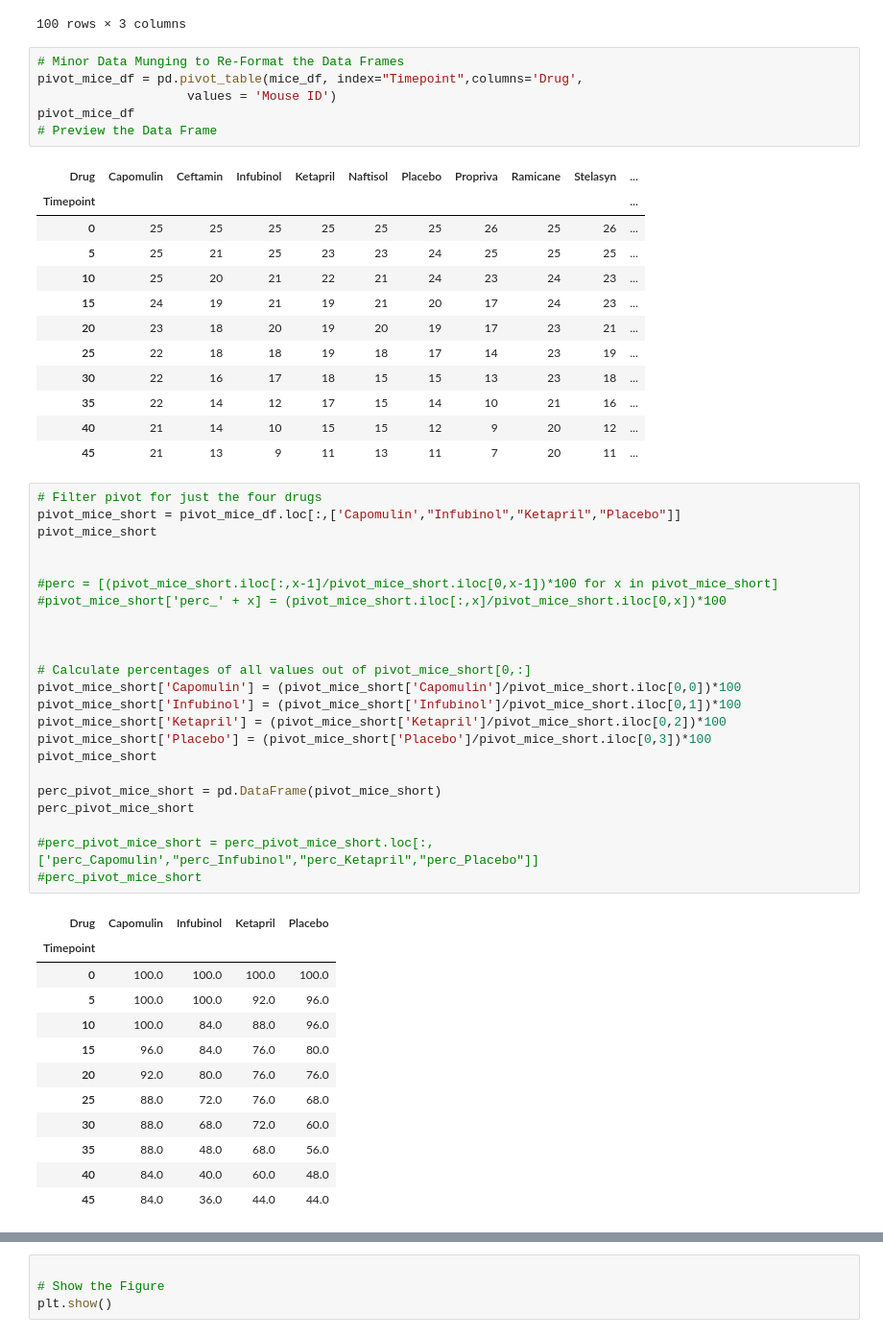
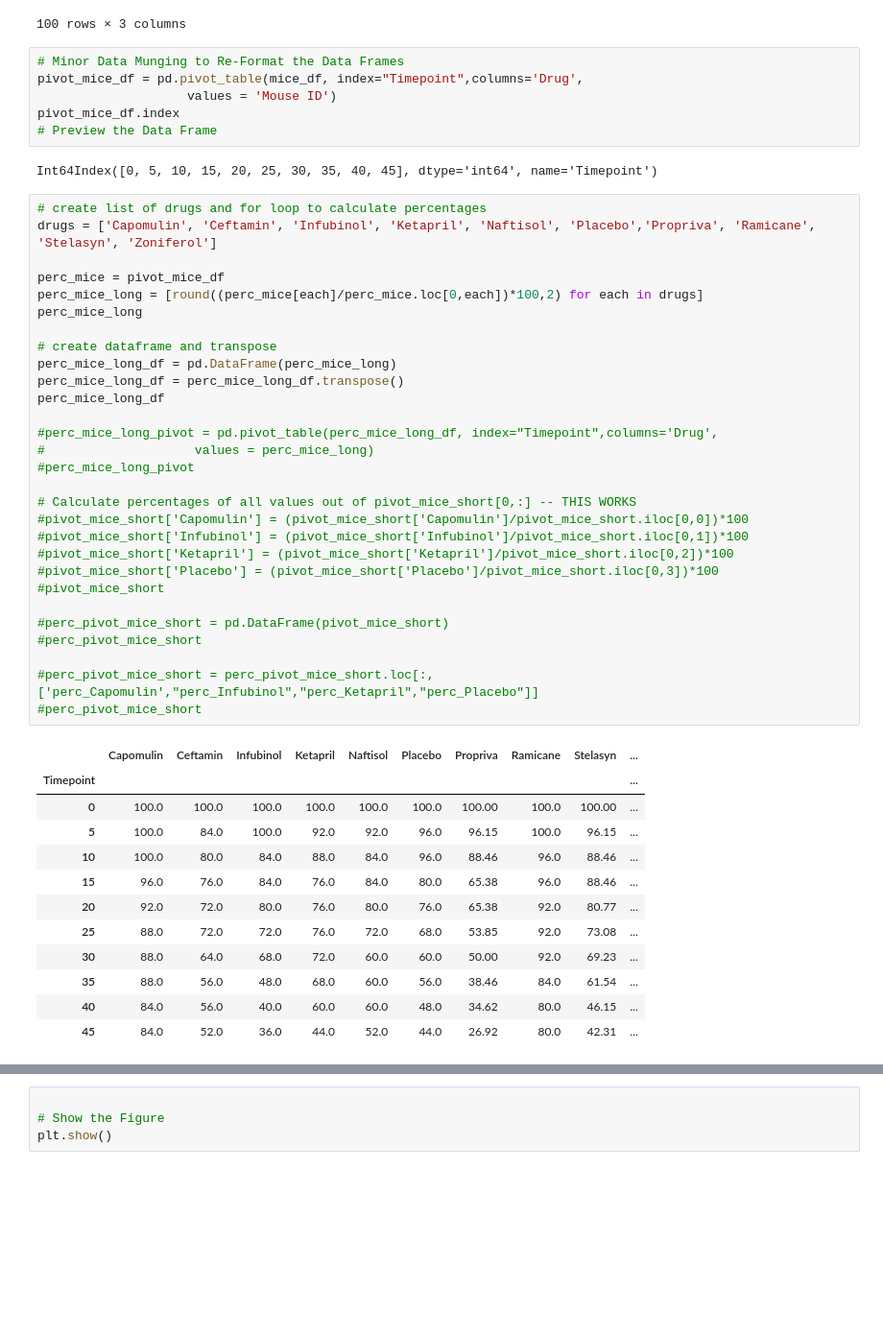
Before and after one commit to loryuen/matplotlib-challenge, a Jupyter notebook: Pymaceuticals/pymaceuticals_starter.ipynb, the cells around one changed output, grey strips where cells are left out. Shown at 96% size. Saved outputs shown, nothing was run; the diff lists cells and outputs as text; blank space fills up the shorter version.

```diff
--- a/Pymaceuticals/pymaceuticals_starter.ipynb
+++ b/Pymaceuticals/pymaceuticals_starter.ipynb
@@ -262,55 +248,50 @@ mice_df
 # Minor Data Munging to Re-Format the Data Frames
 pivot_mice_df = pd.pivot_table(mice_df, index="Timepoint",columns='Drug',
                     values = 'Mouse ID')
-pivot_mice_df
+pivot_mice_df.index
 # Preview the Data Frame
 # %% [output]
-| Drug | Capomulin | Ceftamin | Infubinol | Ketapril | Naftisol | Placebo | Propriva | Ramicane | Stelasyn | ... |
-| Timepoint |  |  |  |  |  |  |  |  |  | ... |
-| 0 | 25 | 25 | 25 | 25 | 25 | 25 | 26 | 25 | 26 | ... |
-| 5 | 25 | 21 | 25 | 23 | 23 | 24 | 25 | 25 | 25 | ... |
-| 10 | 25 | 20 | 21 | 22 | 21 | 24 | 23 | 24 | 23 | ... |
-| 15 | 24 | 19 | 21 | 19 | 21 | 20 | 17 | 24 | 23 | ... |
-| 20 | 23 | 18 | 20 | 19 | 20 | 19 | 17 | 23 | 21 | ... |
-| 25 | 22 | 18 | 18 | 19 | 18 | 17 | 14 | 23 | 19 | ... |
-| 30 | 22 | 16 | 17 | 18 | 15 | 15 | 13 | 23 | 18 | ... |
-| 35 | 22 | 14 | 12 | 17 | 15 | 14 | 10 | 21 | 16 | ... |
-| 40 | 21 | 14 | 10 | 15 | 15 | 12 | 9 | 20 | 12 | ... |
-| 45 | 21 | 13 | 9 | 11 | 13 | 11 | 7 | 20 | 11 | ... |
+Int64Index([0, 5, 10, 15, 20, 25, 30, 35, 40, 45], dtype='int64', name='Timepoint')
 # %%
-# Filter pivot for just the four drugs
-pivot_mice_short = pivot_mice_df.loc[:,['Capomulin',"Infubinol","Ketapril","Placebo"]]
-pivot_mice_short
+# create list of drugs and for loop to calculate percentages
+drugs = ['Capomulin', 'Ceftamin', 'Infubinol', 'Ketapril', 'Naftisol', 'Placebo','Propriva', 'Ramicane', 'Stelasyn', 'Zoniferol']
 
+perc_mice = pivot_mice_df
+perc_mice_long = [round((perc_mice[each]/perc_mice.loc[0,each])*100,2) for each in drugs]
+perc_mice_long
 
-#perc = [(pivot_mice_short.iloc[:,x-1]/pivot_mice_short.iloc[0,x-1])*100 for x in pivot_mice_short]
-#pivot_mice_short['perc_' + x] = (pivot_mice_short.iloc[:,x]/pivot_mice_short.iloc[0,x])*100
+# create dataframe and transpose
+perc_mice_long_df = pd.DataFrame(perc_mice_long)
+perc_mice_long_df = perc_mice_long_df.transpose()
+perc_mice_long_df
 
+#perc_mice_long_pivot = pd.pivot_table(perc_mice_long_df, index="Timepoint",columns='Drug',
+#                    values = perc_mice_long)
+#perc_mice_long_pivot
 
+# Calculate percentages of all values out of pivot_mice_short[0,:] -- THIS WORKS
+#pivot_mice_short['Capomulin'] = (pivot_mice_short['Capomulin']/pivot_mice_short.iloc[0,0])*100
+#pivot_mice_short['Infubinol'] = (pivot_mice_short['Infubinol']/pivot_mice_short.iloc[0,1])*100
+#pivot_mice_short['Ketapril'] = (pivot_mice_short['Ketapril']/pivot_mice_short.iloc[0,2])*100
+#pivot_mice_short['Placebo'] = (pivot_mice_short['Placebo']/pivot_mice_short.iloc[0,3])*100
+#pivot_mice_short
 
-# Calculate percentages of all values out of pivot_mice_short[0,:]
-pivot_mice_short['Capomulin'] = (pivot_mice_short['Capomulin']/pivot_mice_short.iloc[0,0])*100
-pivot_mice_short['Infubinol'] = (pivot_mice_short['Infubinol']/pivot_mice_short.iloc[0,1])*100
-pivot_mice_short['Ketapril'] = (pivot_mice_short['Ketapril']/pivot_mice_short.iloc[0,2])*100
-pivot_mice_short['Placebo'] = (pivot_mice_short['Placebo']/pivot_mice_short.iloc[0,3])*100
-pivot_mice_short
-
-perc_pivot_mice_short = pd.DataFrame(pivot_mice_short)
-perc_pivot_mice_short
+#perc_pivot_mice_short = pd.DataFrame(pivot_mice_short)
+#perc_pivot_mice_short
 
 #perc_pivot_mice_short = perc_pivot_mice_short.loc[:,['perc_Capomulin',"perc_Infubinol","perc_Ketapril","perc_Placebo"]]
 #perc_pivot_mice_short
 # %% [output]
-| Drug | Capomulin | Infubinol | Ketapril | Placebo |
-| Timepoint |  |  |  |  |
-| 0 | 100.0 | 100.0 | 100.0 | 100.0 |
-| 5 | 100.0 | 100.0 | 92.0 | 96.0 |
-| 10 | 100.0 | 84.0 | 88.0 | 96.0 |
-| 15 | 96.0 | 84.0 | 76.0 | 80.0 |
-| 20 | 92.0 | 80.0 | 76.0 | 76.0 |
-| 25 | 88.0 | 72.0 | 76.0 | 68.0 |
-| 30 | 88.0 | 68.0 | 72.0 | 60.0 |
-| 35 | 88.0 | 48.0 | 68.0 | 56.0 |
-| 40 | 84.0 | 40.0 | 60.0 | 48.0 |
-| 45 | 84.0 | 36.0 | 44.0 | 44.0 |
+|  | Capomulin | Ceftamin | Infubinol | Ketapril | Naftisol | Placebo | Propriva | Ramicane | Stelasyn | ... |
+| Timepoint |  |  |  |  |  |  |  |  |  | ... |
+| 0 | 100.0 | 100.0 | 100.0 | 100.0 | 100.0 | 100.0 | 100.00 | 100.0 | 100.00 | ... |
+| 5 | 100.0 | 84.0 | 100.0 | 92.0 | 92.0 | 96.0 | 96.15 | 100.0 | 96.15 | ... |
+| 10 | 100.0 | 80.0 | 84.0 | 88.0 | 84.0 | 96.0 | 88.46 | 96.0 | 88.46 | ... |
+| 15 | 96.0 | 76.0 | 84.0 | 76.0 | 84.0 | 80.0 | 65.38 | 96.0 | 88.46 | ... |
+| 20 | 92.0 | 72.0 | 80.0 | 76.0 | 80.0 | 76.0 | 65.38 | 92.0 | 80.77 | ... |
+| 25 | 88.0 | 72.0 | 72.0 | 76.0 | 72.0 | 68.0 | 53.85 | 92.0 | 73.08 | ... |
+| 30 | 88.0 | 64.0 | 68.0 | 72.0 | 60.0 | 60.0 | 50.00 | 92.0 | 69.23 | ... |
+| 35 | 88.0 | 56.0 | 48.0 | 68.0 | 60.0 | 56.0 | 38.46 | 84.0 | 61.54 | ... |
+| 40 | 84.0 | 56.0 | 40.0 | 60.0 | 60.0 | 48.0 | 34.62 | 80.0 | 46.15 | ... |
+| 45 | 84.0 | 52.0 | 36.0 | 44.0 | 52.0 | 44.0 | 26.92 | 80.0 | 42.31 | ... |
 # %%
```
Also changed, not shown: parts of 4 cells of this notebook.
